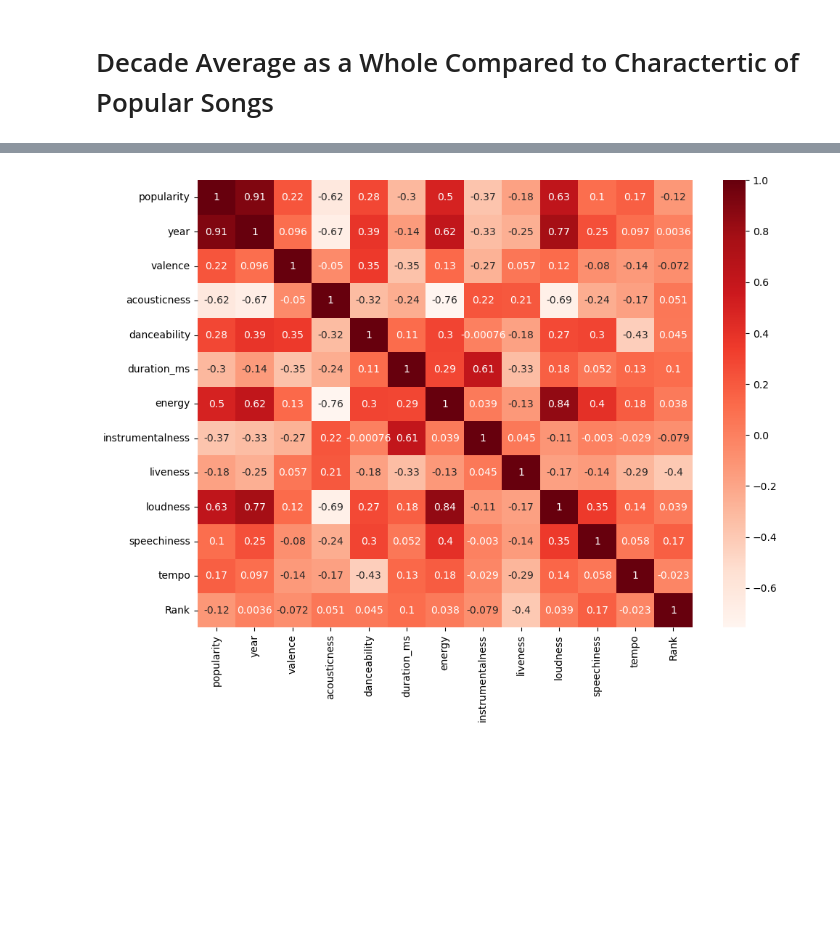
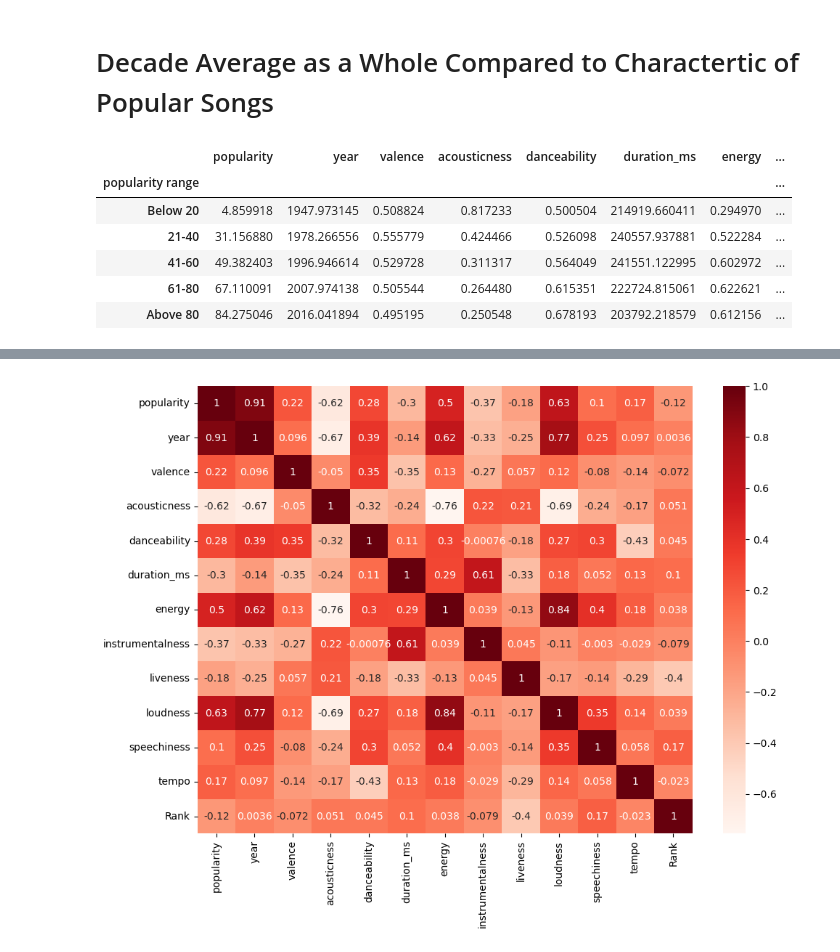
Before and after one commit to Lee88jl/Project-gt-1, a Jupyter notebook: Songs By Decades.ipynb, the cells around one changed output, grey strips where cells are left out. Saved outputs shown, nothing was run; the diff lists cells and outputs as text; code cells hidden in the pictures; blank space fills up the shorter version.

```diff
--- a/Songs By Decades.ipynb
+++ b/Songs By Decades.ipynb
@@ -121,3 +130,15 @@ See the caveats in the documentation: https://pandas.pydata.org/pandas-docs/stab
 # Decade Average as a Whole Compared to Charactertic of Popular Songs
 # %%
 cleaned_df = cleaned_df.rename(columns={'name':'Song Title'})
+# %%
+#get the mean for each popularity group
+range_avg = cleaned_df.groupby('popularity range').mean()
+range_avg
+# %% [output]
+|  | popularity | year | valence | acousticness | danceability | duration_ms | energy | ... |
+| popularity range |  |  |  |  |  |  |  | ... |
+| Below 20 | 4.859918 | 1947.973145 | 0.508824 | 0.817233 | 0.500504 | 214919.660411 | 0.294970 | ... |
+| 21-40 | 31.156880 | 1978.266556 | 0.555779 | 0.424466 | 0.526098 | 240557.937881 | 0.522284 | ... |
+| 41-60 | 49.382403 | 1996.946614 | 0.529728 | 0.311317 | 0.564049 | 241551.122995 | 0.602972 | ... |
+| 61-80 | 67.110091 | 2007.974138 | 0.505544 | 0.264480 | 0.615351 | 222724.815061 | 0.622621 | ... |
+| Above 80 | 84.275046 | 2016.041894 | 0.495195 | 0.250548 | 0.678193 | 203792.218579 | 0.612156 | ... |
```
Also changed, not shown: parts of 14 cells of this notebook, 5 other files.
